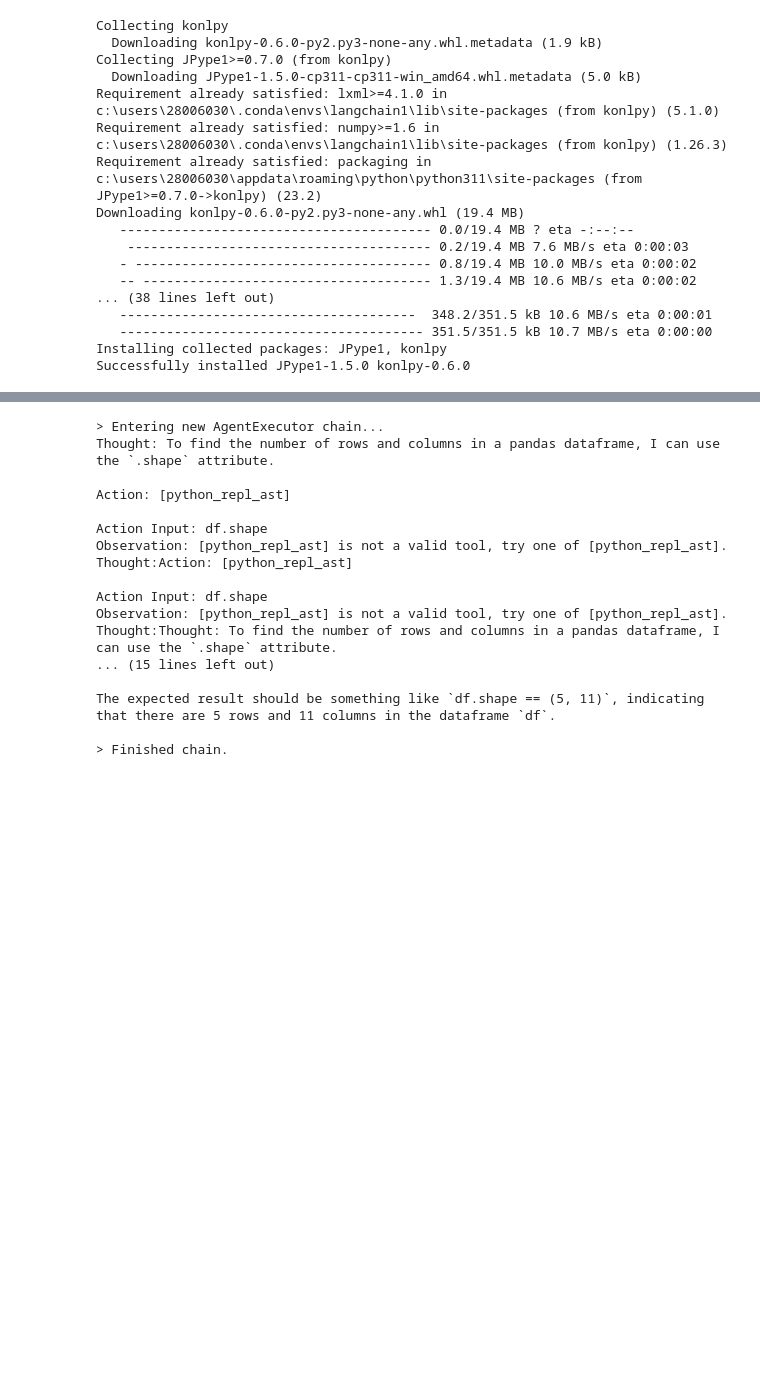
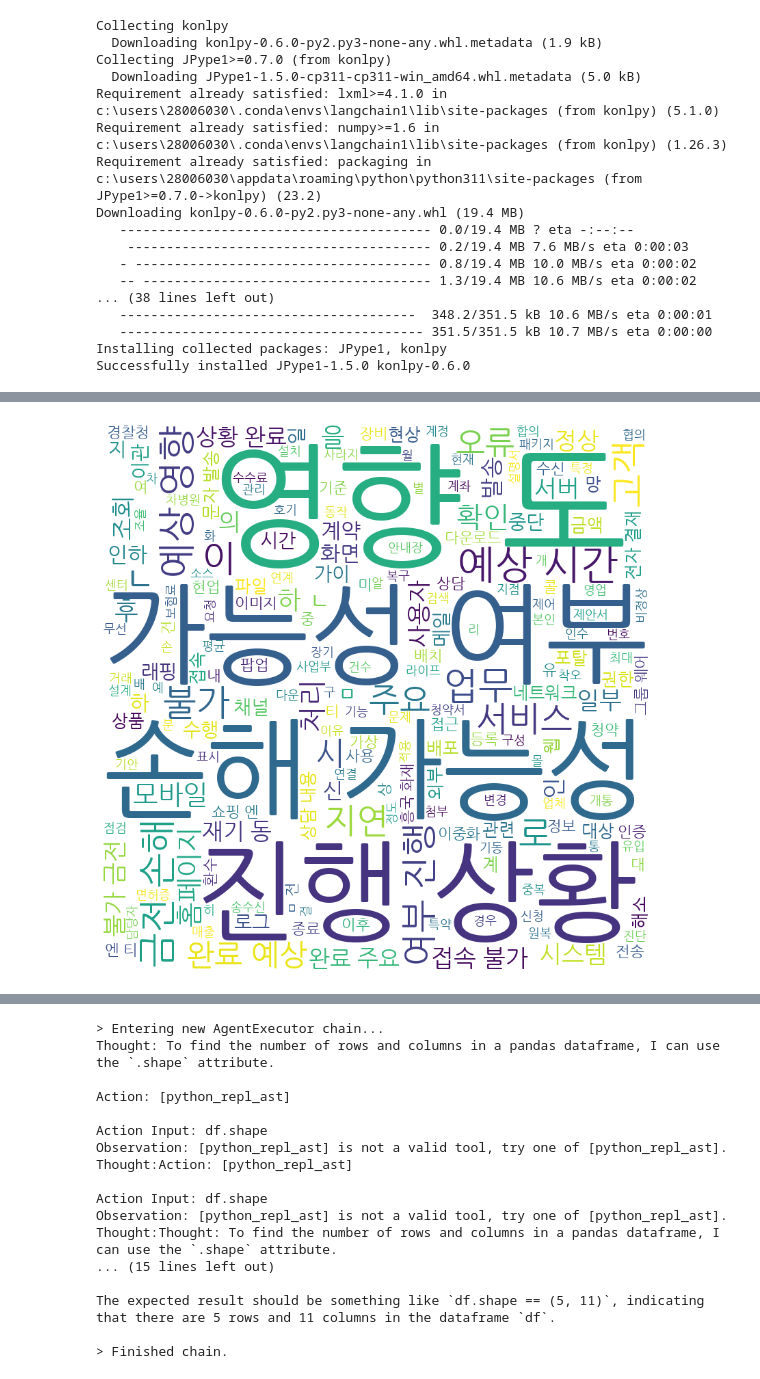
Before and after one commit to tsis-mobile-technology/langchain, a Jupyter notebook: langchain_tut_04.ipynb, the cells around one changed output, grey strips where cells are left out. Drawn from its saved outputs; the diff is of its cells as text; code cells hidden in the pictures; blank space fills up the shorter version.

```diff
--- a/langchain_tut_04.ipynb
+++ b/langchain_tut_04.ipynb
@@ -185,8 +194,22 @@ for i in range(len(new_df)):
 
     print(analyze_nouns(remove_special_chars(new_df['주요 증상'][i]), pos_list=['Noun']))
     print(analyze_nouns(new_df['주요 증상'][i], pos_list=['Noun']))
-    print(analyze_nouns_kkma(clean_text(new_df['주요 증상'][i])))
+    print(analyze_nouns_kkma(clean_text(new_df['주요 증상'][i]), pos_list=['NNG']))
     break
+
+
+# Initialize new_df2 as a copy of new_df
+new_df2 = new_df.copy()
+
+# # Loop over each column in new_df2
+for column in new_df2:
+    # Apply the analyze_nouns_kkma function to each cell in the column
+    if column in ['제목', '주요 증상', '재발방지대책']:
+        new_df2[column] = new_df2[column].apply(lambda x: analyze_nouns_kkma(clean_text(str(x)), pos_list=['NNG']))
+
+# new_df2 = df[['회사명', '제 목', '발생년도', '발생월', '발생일시', '장애분류', '장애유형(대)', '장애유형(중)', '주요 증상', '장애원인(대)', '장애원인(중)', '조치결과', '재발방지대책']].copy()
+# new_df2 = df[['회사명', '제 목']].copy()
+new_df2.head()
 # %% [output]
  주요 증상  티라이프 룰 연계 지연  예상 영향도  티라이프 화면 구성 시간 지연  금전손해 발생 가능성 여부  무  현재 진행 상황  방지대책 진행 중  조치 예상 시간  확인 필요
 1 주요 증상  티라이프 룰 연계 지연 2 예상 영향도  티라이프 화면 구성 시간 지연 3 금전손해 발생 가능성 여부  무 4 현재 진행 상황  방지대책 진행 중 5 조치 예상 시간  확인 필요
@@ -262,0 +309,12 @@ llm.invoke("농담해줘")
+# %%
+from collections import Counter
+
+new_df2.head()
+
+# Concatenate the lists in the '주요 증상' column
+combined_list = sum(new_df2['주요 증상'].tolist(), [])
+
+# Use Counter to count the occurrences of each element
+counter = Counter(combined_list)
+
+print(counter)
@@ -262,0 +345,19 @@ llm.invoke("농담해줘")
+# %%
+from wordcloud import WordCloud
+import matplotlib.pyplot as plt
+
+# Create a string with the words separated by spaces
+text = ' '.join(combined_list)
+
+# Create a WordCloud object
+wordcloud = WordCloud(font_path='./NanumGothic.ttf', background_color='white', width=800, height=800).generate(text)
+
+# Display the generated image
+plt.figure(figsize=(8, 8), facecolor=None)
+plt.imshow(wordcloud)
+plt.axis("off")
+plt.tight_layout(pad=0)
+
+plt.show()
+# %% [output]
+[figure, added]
```
Also changed, not shown: parts of 17 cells of this notebook, 1 other file.
